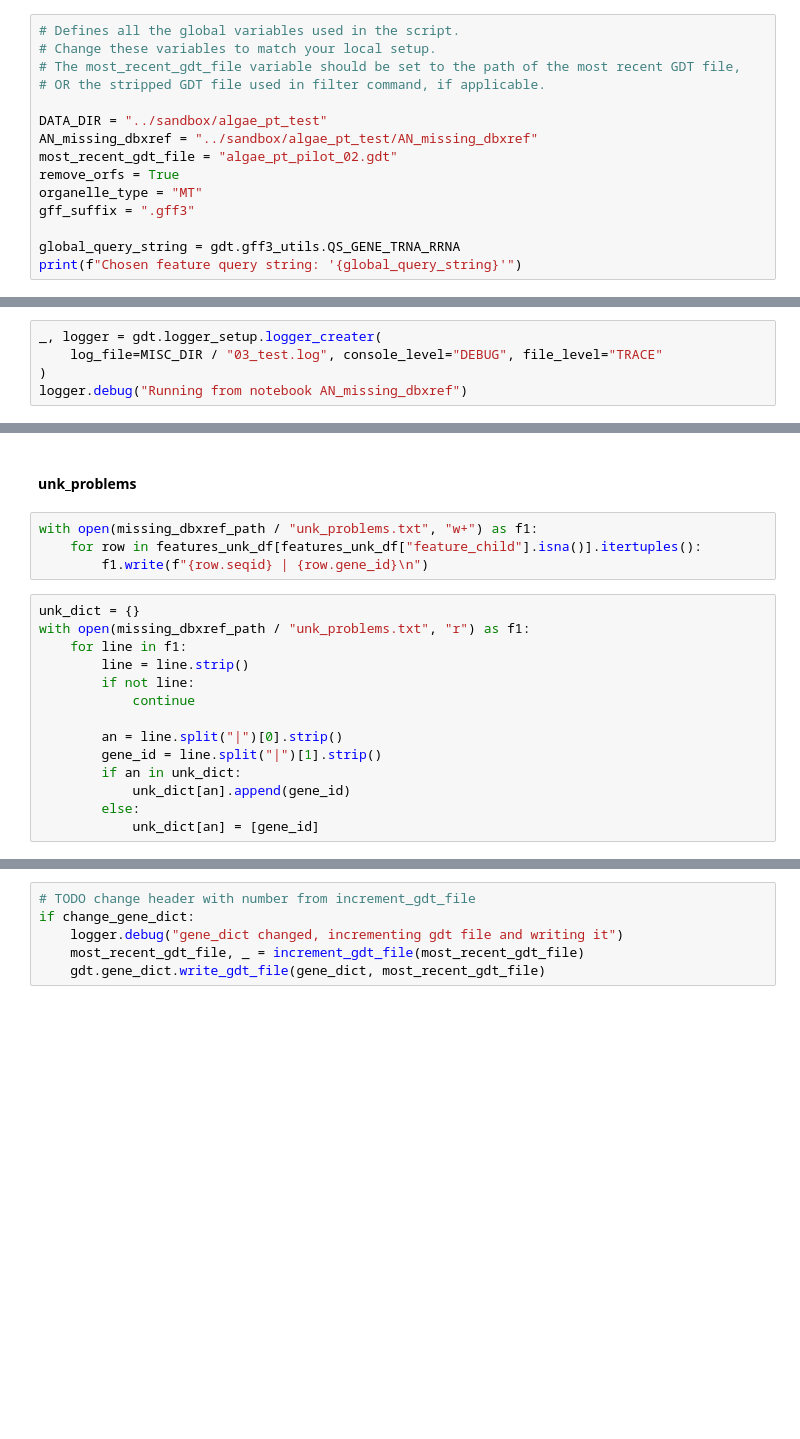
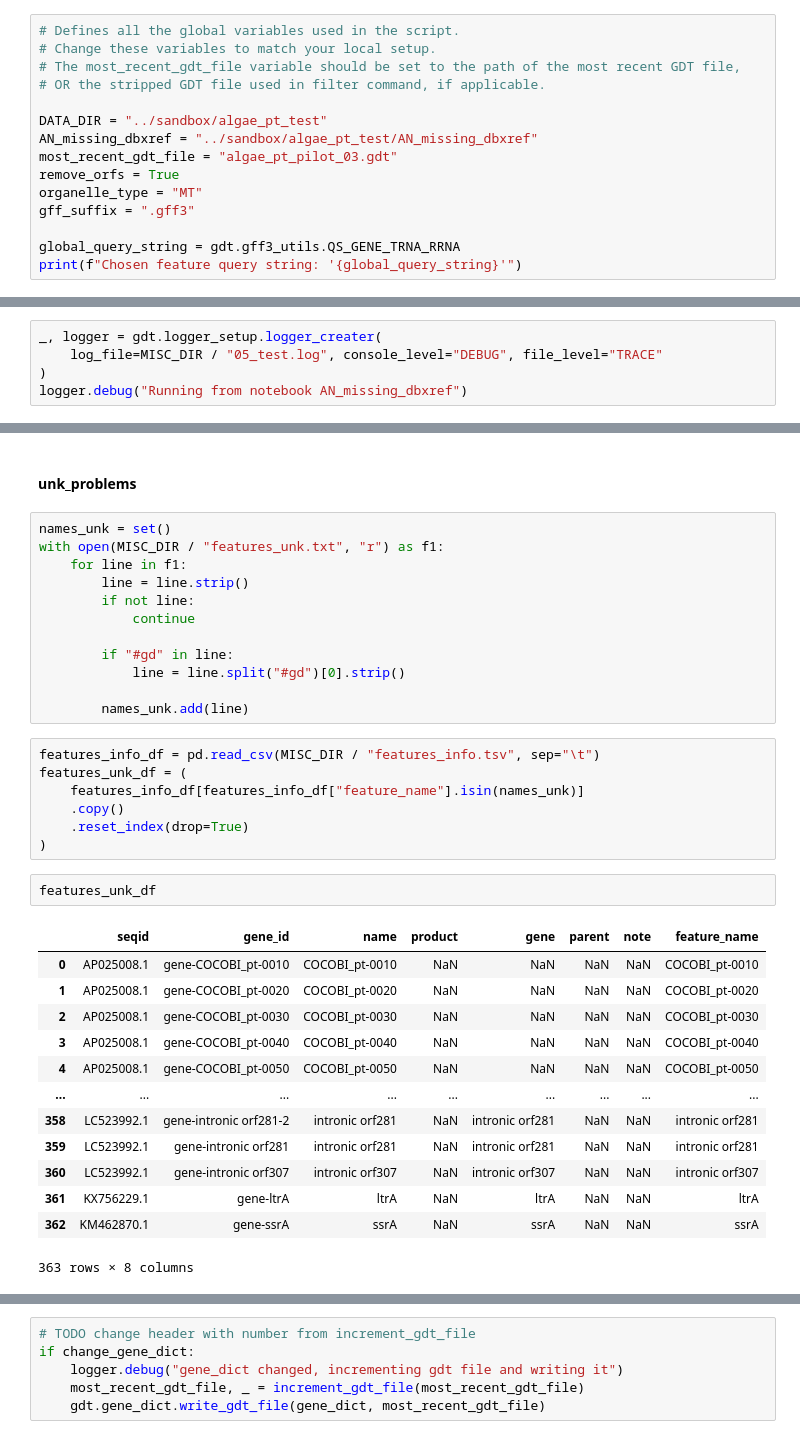
Before and after one commit to brenodupin/gdt, a Jupyter notebook: notebooks/AN_missing_dbxref.ipynb, the cells around one changed output, grey strips where cells are left out. Drawn from its saved outputs; the diff is of its cells as text; blank space fills up the shorter version.

Commit message:
second pass of missing_dbxref

```diff
--- a/notebooks/AN_missing_dbxref.ipynb
+++ b/notebooks/AN_missing_dbxref.ipynb
@@ -47,7 +63,7 @@ def increment_gdt_file(path: Path) -> tuple[Path, int]:
 
 DATA_DIR = "../sandbox/algae_pt_test"
 AN_missing_dbxref = "../sandbox/algae_pt_test/AN_missing_dbxref"
-most_recent_gdt_file = "algae_pt_pilot_02.gdt"
+most_recent_gdt_file = "algae_pt_pilot_03.gdt"
 remove_orfs = True
 organelle_type = "MT"
 gff_suffix = ".gff3"
@@ -90,7 +106,7 @@ else:
         )
 # %%
 _, logger = gdt.logger_setup.logger_creater(
-    log_file=MISC_DIR / "03_test.log", console_level="DEBUG", file_level="TRACE"
+    log_file=MISC_DIR / "05_test.log", console_level="DEBUG", file_level="TRACE"
 )
 logger.debug("Running from notebook AN_missing_dbxref")
 # %% [output]
@@ -613,20 +630,37 @@ gdt.gene_dict.write_gdt_file(gene_dict, most_recent_gdt_file)
 # %% [markdown]
 #### unk_problems
 # %%
-with open(missing_dbxref_path / "unk_problems.txt", "w+") as f1:
-    for row in features_unk_df[features_unk_df["feature_child"].isna()].itertuples():
-        f1.write(f"{row.seqid} | {row.gene_id}\n")
+names_unk = set()
+with open(MISC_DIR / "features_unk.txt", "r") as f1:
+    for line in f1:
+        line = line.strip()
+        if not line:
+            continue
+
+        if "#gd" in line:
+            line = line.split("#gd")[0].strip()
+
+        names_unk.add(line)
 # %%
-unk_dict = {}
-with open(missing_dbxref_path / "unk_problems.txt", "r") as f1:
-    for line in f1:
-        line = line.strip()
-        if not line:
-            continue
-
-        an = line.split("|")[0].strip()
-        gene_id = line.split("|")[1].strip()
-        if an in unk_dict:
-            unk_dict[an].append(gene_id)
-        else:
-            unk_dict[an] = [gene_id]
+features_info_df = pd.read_csv(MISC_DIR / "features_info.tsv", sep="\t")
+features_unk_df = (
+    features_info_df[features_info_df["feature_name"].isin(names_unk)]
+    .copy()
+    .reset_index(drop=True)
+)
+# %%
+features_unk_df
+# %% [output]
+|  | seqid | gene_id | name | product | gene | parent | note | feature_name |
+| 0 | AP025008.1 | gene-COCOBI_pt-0010 | COCOBI_pt-0010 | NaN | NaN | NaN | NaN | COCOBI_pt-0010 |
+| 1 | AP025008.1 | gene-COCOBI_pt-0020 | COCOBI_pt-0020 | NaN | NaN | NaN | NaN | COCOBI_pt-0020 |
+| 2 | AP025008.1 | gene-COCOBI_pt-0030 | COCOBI_pt-0030 | NaN | NaN | NaN | NaN | COCOBI_pt-0030 |
+| 3 | AP025008.1 | gene-COCOBI_pt-0040 | COCOBI_pt-0040 | NaN | NaN | NaN | NaN | COCOBI_pt-0040 |
+| 4 | AP025008.1 | gene-COCOBI_pt-0050 | COCOBI_pt-0050 | NaN | NaN | NaN | NaN | COCOBI_pt-0050 |
+| ... | ... | ... | ... | ... | ... | ... | ... | ... |
+| 358 | LC523992.1 | gene-intronic orf281-2 | intronic orf281 | NaN | intronic orf281 | NaN | NaN | intronic orf281 |
+| 359 | LC523992.1 | gene-intronic orf281 | intronic orf281 | NaN | intronic orf281 | NaN | NaN | intronic orf281 |
+| 360 | LC523992.1 | gene-intronic orf307 | intronic orf307 | NaN | intronic orf307 | NaN | NaN | intronic orf307 |
+| 361 | KX756229.1 | gene-ltrA | ltrA | NaN | ltrA | NaN | NaN | ltrA |
+| 362 | KM462870.1 | gene-ssrA | ssrA | NaN | ssrA | NaN | NaN | ssrA |
+363 rows × 8 columns
```
Also changed, not shown: parts of 17 cells of this notebook.
